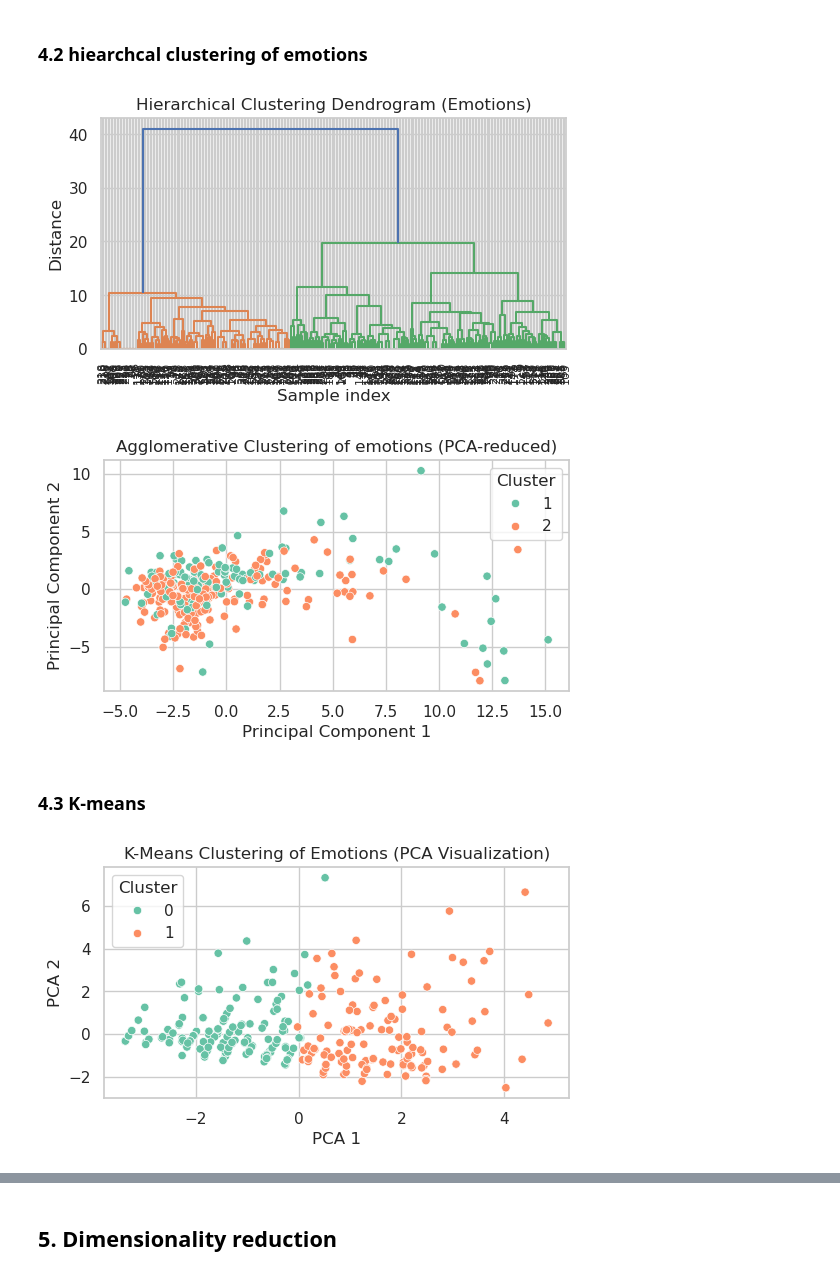
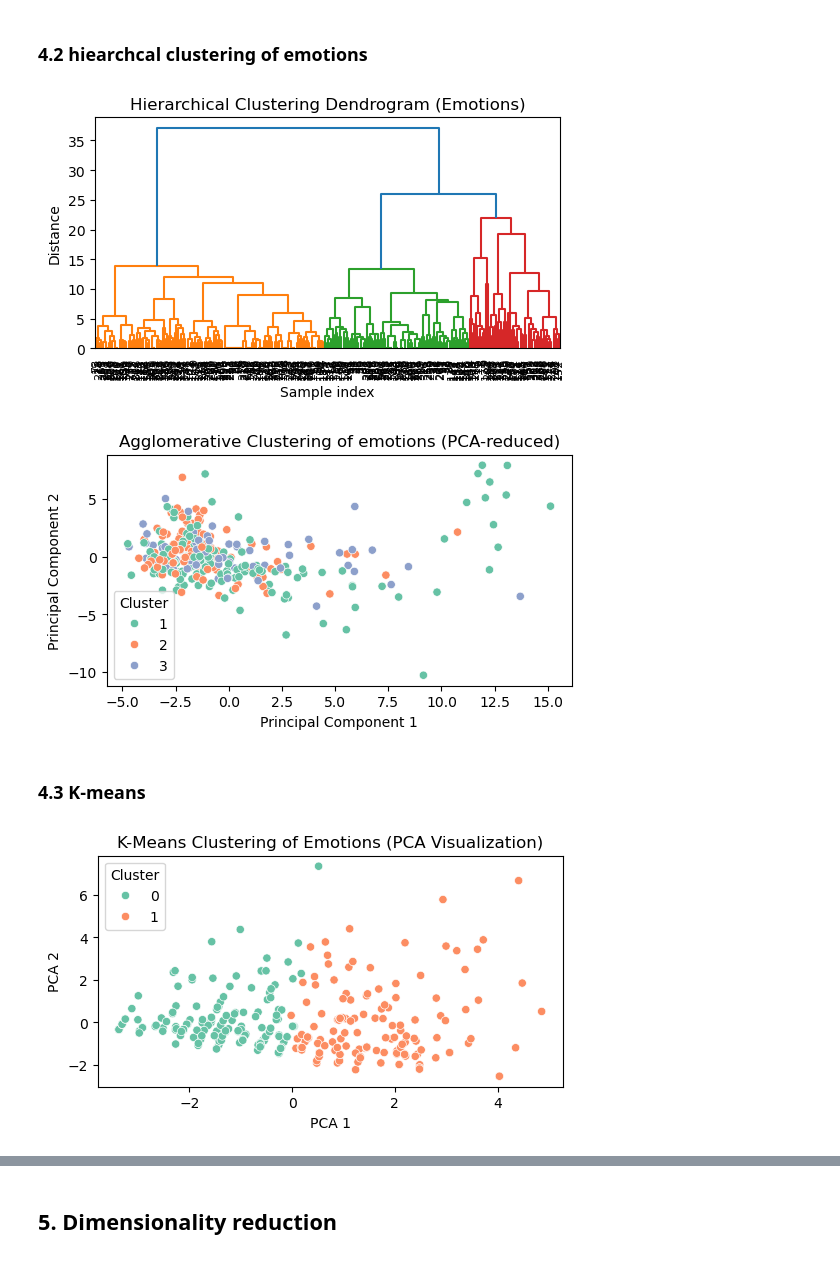
Before and after one commit to AntonWangDTU/case_2, a Jupyter notebook: src_anton/case_2_data.ipynb, the cells around one changed output, grey strips where cells are left out. Drawn from its saved outputs; the diff is of its cells as text; code cells hidden in the pictures.

```diff
--- a/src_anton/case_2_data.ipynb
+++ b/src_anton/case_2_data.ipynb
@@ -223,41 +223,45 @@ emotion_df = data_pd[emotion_cols]
 # --- Handle missing values ---
 # Drop rows with missing emotion responses
 emotion_df = emotion_df.dropna()
+
+# --- Step 4: Standardize features ---
+scaler = StandardScaler()
+emotion_df = scaler.fit_transform(emotion_df)
 
 # --- Perform hierarchical clustering ---
 Z_emotions = linkage(emotion_df, method='ward', metric='euclidean')
 
 # --- Plot the dendrogram ---
 plt.figure(figsize=(6, 3))
 plt.title('Hierarchical Clustering Dendrogram (Emotions)')
 plt.xlabel('Sample index')
 plt.ylabel('Distance')
 dendrogram(Z_emotions, leaf_rotation=90., leaf_font_size=8.)
 plt.show()
 
 # --- Optional: Cut the dendrogram to form flat clusters ---
 # Here we choose to form 3 clusters (you can change 3 to another number)
-cluster_labels = fcluster(Z_emotions, t=2, criterion='maxclust')
+cluster_labels = fcluster(Z_emotions, t=3, criterion='maxclust')
 
 # --- Add the cluster labels back to the dataset ---
 data_pd['AgglomerativeCluster_emotions'] = cluster_labels
 
 
 # --- (Optional) Visualize clusters using PCA ---
 pca = PCA(n_components=2)
 pca_components = pca.fit_transform(biometric_scaled)
 
 plt.figure(figsize=(6, 3))
 sns.scatterplot(x=pca_components[:, 0], y=pca_components[:, 1],
                 hue=cluster_labels, palette='Set2')
 plt.title('Agglomerative Clustering of emotions (PCA-reduced)')
 plt.xlabel('Principal Component 1')
 plt.ylabel('Principal Component 2')
 plt.legend(title='Cluster')
 plt.show()
 # %% [output]
-[figure, old version]
+[figure, new version]
-[figure, old version]
+[figure, new version]
 # %% [markdown]
 ### 4.3 K-means
 # %%
@@ -296,7 +300,7 @@ plt.ylabel('PCA 2')
 plt.legend(title='Cluster')
 plt.show()
 # %% [output]
-[figure, old version]
+[figure, new version]
 # %%
 inertias = []
 k_range = range(1, 10)
```
Also changed, not shown: parts of 6 cells of this notebook.
